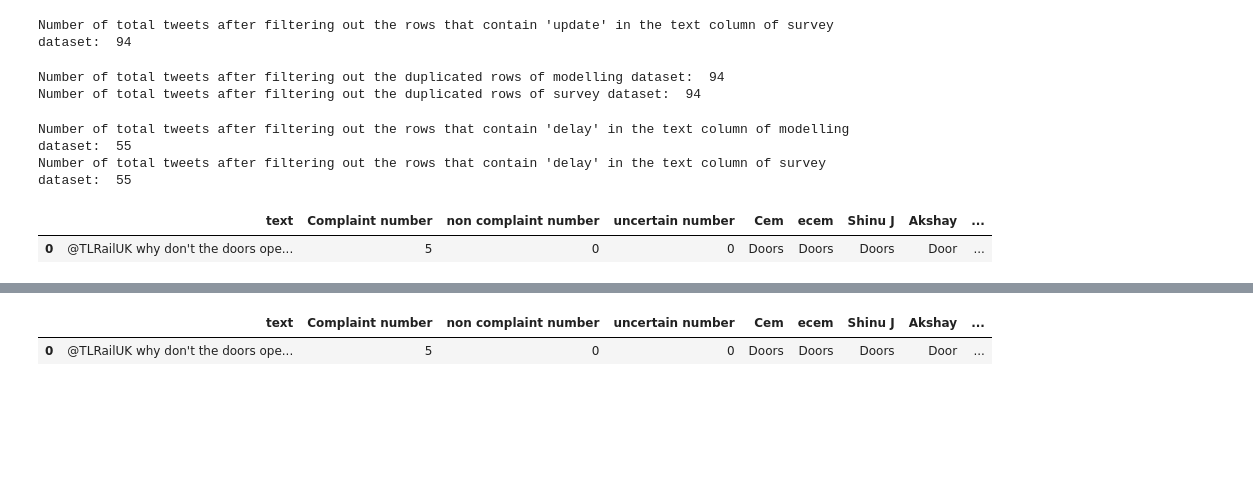
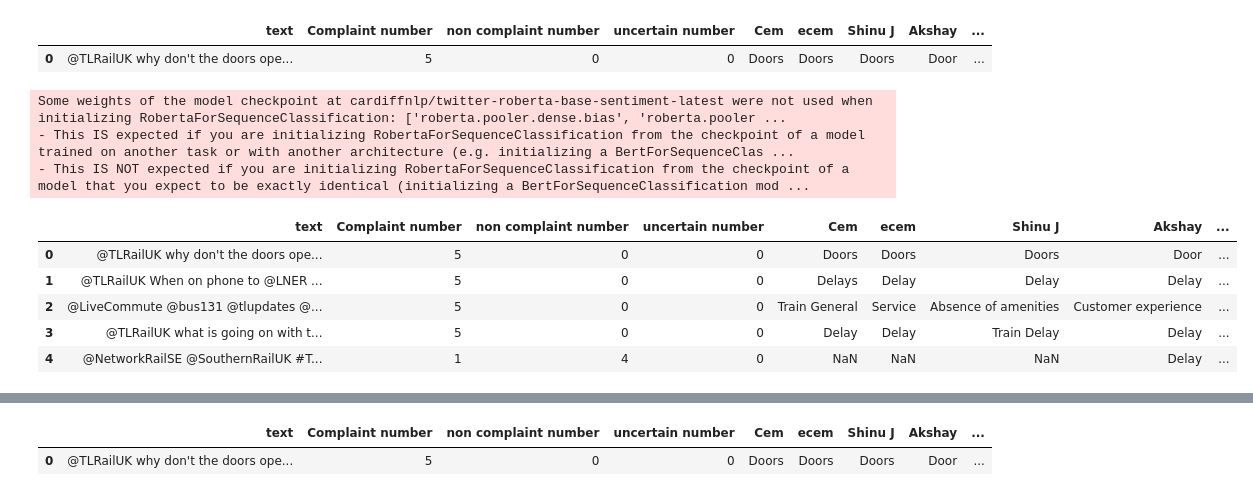
Before and after one commit to ShinuJoseph/Tweets2GPT, a Jupyter notebook: Code/Notebooks/Sprint6 - Sentiment Survey Analysis - Ecem.ipynb, the cells around one changed output, grey strips where cells are left out. Cells and saved outputs as stored; diff of their text form; code cells hidden in the pictures; blank space fills up the shorter version.

Commit message:
evaluation
Signed-off-by: EcemGA <ecem.gunharakuras@student.htw-berlin.de>

```diff
--- a/Code/Notebooks/Sprint6 - Sentiment Survey Analysis - Ecem.ipynb
+++ b/Code/Notebooks/Sprint6 - Sentiment Survey Analysis - Ecem.ipynb
@@ -136,4 +103,0 @@ The number of tweets where there is no agreement:  33
-# %%
-#Create a column with the name of sentiment_by_survey that contains True False column where pattern is 500, 410 or 401
-survey_edited['sentiment_by_survey'] = np.where(survey_edited['pattern'].str.contains('500|410|401'), True, False)
-survey_edited.head(1)
@@ -152,48 +104,29 @@ Number of total tweets after filtering out the rows that contain 'update' in the
-# %%
-# filter out the rows that contain "update" in the text column of survey_edited
-survey_edited = survey_edited[~survey_edited['text'].str.contains("update")]
-number_total_tweets = len(survey_edited)
-
-#Printing tweet length after filtering out the rows that contain "update" in the text column
-print("Number of total tweets after filtering out the rows that contain 'update' in the text column of survey dataset: ", number_total_tweets)
-# %% [output]
-Number of total tweets after filtering out the rows that contain 'update' in the text column of survey dataset:  94
-# %%
-# filter duplicated rows of all_tweets_edited
-all_tweets_edited = all_tweets_edited.drop_duplicates(subset=['text'])
-number_total_tweets = len(all_tweets_edited)
-
-#Printing tweet length after filtering out the duplicated rows
-print("Number of total tweets after filtering out the duplicated rows of modelling dataset: ", number_total_tweets)
-
-# filter duplicated rows of survey_edited
-survey_edited = survey_edited.drop_duplicates(subset=['text'])
-number_total_tweets = len(survey_edited)
-
-#Printing tweet length after filtering out the duplicated rows
-print("Number of total tweets after filtering out the duplicated rows of survey dataset: ", number_total_tweets)
-# %% [output]
-Number of total tweets after filtering out the duplicated rows of modelling dataset:  94
-Number of total tweets after filtering out the duplicated rows of survey dataset:  94
-# %%
-# filter out the rows that contain "delay" in the text column of all_tweets_edited
-all_tweets_edited = all_tweets_edited[~all_tweets_edited['text'].str.contains("delay")]
-number_total_tweets = len(all_tweets_edited)
-
-#Printing tweet length after filtering out the rows that contain "delay" in the text column
-print("Number of total tweets after filtering out the rows that contain 'delay' in the text column of modelling dataset: ", number_total_tweets)
-
-# filter out the rows that contain "delay" in the text column of survey_edited
-survey_edited = survey_edited[~survey_edited['text'].str.contains("delay")]
-number_total_tweets = len(survey_edited)
-
-#Printing tweet length after filtering out the rows that contain "delay" in the text column
-print("Number of total tweets after filtering out the rows that contain 'delay' in the text column of survey dataset: ", number_total_tweets)
-# %% [output]
-Number of total tweets after filtering out the rows that contain 'delay' in the text column of modelling dataset:  55
-Number of total tweets after filtering out the rows that contain 'delay' in the text column of survey dataset:  55
 # %%
 survey_edited.head(1)
 # %% [output]
 |  | text | Complaint number | non complaint number | uncertain number | Cem | ecem | Shinu J | Akshay | ... |
 | 0 | @TLRailUK why don't the doors ope... | 5 | 0 | 0 | Doors | Doors | Doors | Door | ... |
+# %%
+import tweetnlp
+
+# Check for sentiment in the all_tweets_edited dataset using the tweetnlp library and save the results in a new column called sentiment
+model = tweetnlp.load_model('sentiment')
+
+# Create a new dataframe called transformed_tweets_sentiment as a copy of all_tweets_edited
+transformed_tweets_sentiment = survey_edited.copy()
+
+# Create a new column called 'sentiment' based on the sentiment prediction for each tweet
+transformed_tweets_sentiment['sentiment'] = transformed_tweets_sentiment['text'].apply(lambda x: model.predict(x)['label'])
+# %% [output]
+Some weights of the model checkpoint at cardiffnlp/twitter-roberta-base-sentiment-latest were not used when initializing RobertaForSequenceClassification: ['roberta.pooler.dense.bias', 'roberta.pooler ...
+- This IS expected if you are initializing RobertaForSequenceClassification from the checkpoint of a model trained on another task or with another architecture (e.g. initializing a BertForSequenceClas ...
+- This IS NOT expected if you are initializing RobertaForSequenceClassification from the checkpoint of a model that you expect to be exactly identical (initializing a BertForSequenceClassification mod ...
+# %%
+transformed_tweets_sentiment.head(5)
+# %% [output]
+|  | text | Complaint number | non complaint number | uncertain number | Cem | ecem | Shinu J | Akshay | ... |
+| 0 | @TLRailUK why don't the doors ope... | 5 | 0 | 0 | Doors | Doors | Doors | Door | ... |
+| 1 | @TLRailUK When on phone to @LNER ... | 5 | 0 | 0 | Delays | Delay | Delay | Delay | ... |
+| 2 | @LiveCommute @bus131 @tlupdates @... | 5 | 0 | 0 | Train General | Service | Absence of amenities | Customer experience | ... |
+| 3 | @TLRailUK what is going on with t... | 5 | 0 | 0 | Delay | Delay | Train Delay | Delay | ... |
+| 4 | @NetworkRailSE @SouthernRailUK #T... | 1 | 4 | 0 | NaN | NaN | NaN | Delay | ... |
```
Also changed, not shown: parts of 35 cells of this notebook, 7 other files.
